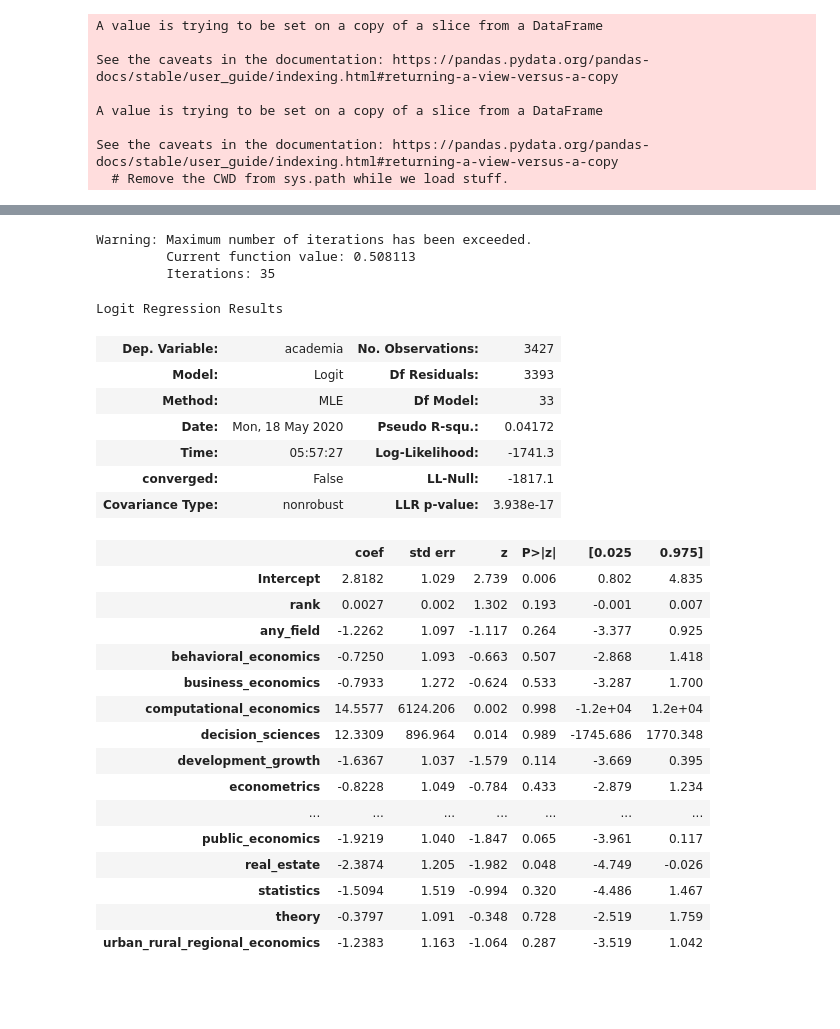
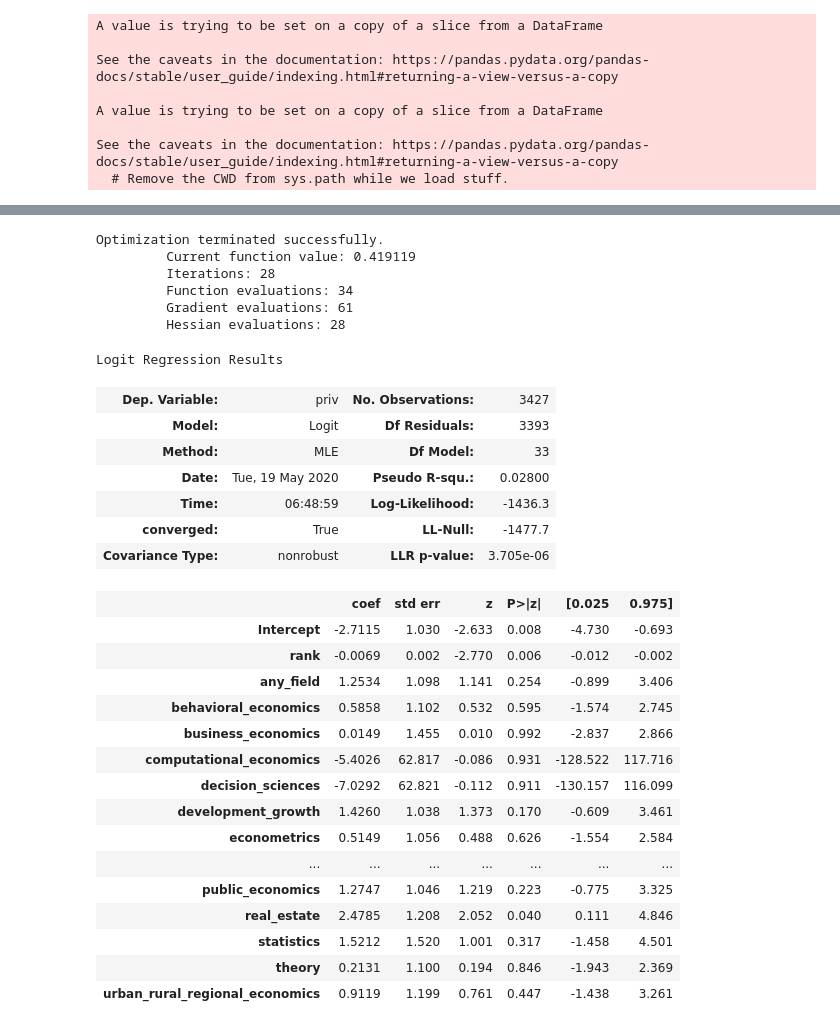
Before and after one commit to aadsouza/notebooks, a Jupyter notebook: econjobmarket/data_regressions.ipynb, the cells around one changed output, grey strips where cells are left out. Drawn from its saved outputs; the diff is of its cells as text; code cells hidden in the pictures; blank space fills up the shorter version.

```diff
--- a/econjobmarket/data_regressions.ipynb
+++ b/econjobmarket/data_regressions.ipynb
@@ -191,0 +293,4 @@ Text(0.5, 1.0, 'Correlation Matrix')
+# %%
+ranking_foo_data = pd.read_json("tilberg_rankings.json") #set directory as necessary
+pd.set_option('display.max_rows', ranking_foo_data.shape[0]+1)
+ranking_foo_data.sort_values(by = ["rank"])
@@ -501,35 +673,38 @@ LinAlgError: ignored
 # %%
 from patsy import dmatrices
 
-y_academia, X_rank = dmatrices("academia ~ rank + " + app_fields_ser.str.cat(sep=" + "), data_with_dummies, return_type = "dataframe")
+y_priv, X_rank = dmatrices("priv ~ rank + " + app_fields_ser.str.cat(sep=" + "), data_with_dummies, return_type = "dataframe")
 
-academia_regression = sm.Logit(y_academia, X_rank)
-academia_regression.fit().summary()
+priv_regression = sm.Logit(y_priv, X_rank)
+priv_regression.fit(method = "ncg").summary() #arbitrary choice of solver
 # %% [output]
-Warning: Maximum number of iterations has been exceeded.
-         Current function value: 0.508113
-         Iterations: 35
+Optimization terminated successfully.
+         Current function value: 0.419119
+         Iterations: 28
+         Function evaluations: 34
+         Gradient evaluations: 61
+         Hessian evaluations: 28
 Logit Regression Results
-| Dep. Variable: | academia | No. Observations: | 3427 |
+| Dep. Variable: | priv | No. Observations: | 3427 |
 | Model: | Logit | Df Residuals: | 3393 |
 | Method: | MLE | Df Model: | 33 |
-| Date: | Mon, 18 May 2020 | Pseudo R-squ.: | 0.04172 |
-| Time: | 05:57:27 | Log-Likelihood: | -1741.3 |
-| converged: | False | LL-Null: | -1817.1 |
-| Covariance Type: | nonrobust | LLR p-value: | 3.938e-17 |
+| Date: | Tue, 19 May 2020 | Pseudo R-squ.: | 0.02800 |
+| Time: | 06:48:59 | Log-Likelihood: | -1436.3 |
+| converged: | True | LL-Null: | -1477.7 |
+| Covariance Type: | nonrobust | LLR p-value: | 3.705e-06 |
 |  | coef | std err | z | P>|z| | [0.025 | 0.975] |
-| Intercept | 2.8182 | 1.029 | 2.739 | 0.006 | 0.802 | 4.835 |
-| rank | 0.0027 | 0.002 | 1.302 | 0.193 | -0.001 | 0.007 |
-| any_field | -1.2262 | 1.097 | -1.117 | 0.264 | -3.377 | 0.925 |
-| behavioral_economics | -0.7250 | 1.093 | -0.663 | 0.507 | -2.868 | 1.418 |
-| business_economics | -0.7933 | 1.272 | -0.624 | 0.533 | -3.287 | 1.700 |
-| computational_economics | 14.5577 | 6124.206 | 0.002 | 0.998 | -1.2e+04 | 1.2e+04 |
-| decision_sciences | 12.3309 | 896.964 | 0.014 | 0.989 | -1745.686 | 1770.348 |
-| development_growth | -1.6367 | 1.037 | -1.579 | 0.114 | -3.669 | 0.395 |
-| econometrics | -0.8228 | 1.049 | -0.784 | 0.433 | -2.879 | 1.234 |
+| Intercept | -2.7115 | 1.030 | -2.633 | 0.008 | -4.730 | -0.693 |
+| rank | -0.0069 | 0.002 | -2.770 | 0.006 | -0.012 | -0.002 |
+| any_field | 1.2534 | 1.098 | 1.141 | 0.254 | -0.899 | 3.406 |
+| behavioral_economics | 0.5858 | 1.102 | 0.532 | 0.595 | -1.574 | 2.745 |
+| business_economics | 0.0149 | 1.455 | 0.010 | 0.992 | -2.837 | 2.866 |
+| computational_economics | -5.4026 | 62.817 | -0.086 | 0.931 | -128.522 | 117.716 |
+| decision_sciences | -7.0292 | 62.821 | -0.112 | 0.911 | -130.157 | 116.099 |
+| development_growth | 1.4260 | 1.038 | 1.373 | 0.170 | -0.609 | 3.461 |
+| econometrics | 0.5149 | 1.056 | 0.488 | 0.626 | -1.554 | 2.584 |
 | ... | ... | ... | ... | ... | ... | ... |
-| public_economics | -1.9219 | 1.040 | -1.847 | 0.065 | -3.961 | 0.117 |
-| real_estate | -2.3874 | 1.205 | -1.982 | 0.048 | -4.749 | -0.026 |
-| statistics | -1.5094 | 1.519 | -0.994 | 0.320 | -4.486 | 1.467 |
-| theory | -0.3797 | 1.091 | -0.348 | 0.728 | -2.519 | 1.759 |
-| urban_rural_regional_economics | -1.2383 | 1.163 | -1.064 | 0.287 | -3.519 | 1.042 |
+| public_economics | 1.2747 | 1.046 | 1.219 | 0.223 | -0.775 | 3.325 |
+| real_estate | 2.4785 | 1.208 | 2.052 | 0.040 | 0.111 | 4.846 |
+| statistics | 1.5212 | 1.520 | 1.001 | 0.317 | -1.458 | 4.501 |
+| theory | 0.2131 | 1.100 | 0.194 | 0.846 | -1.943 | 2.369 |
+| urban_rural_regional_economics | 0.9119 | 1.199 | 0.761 | 0.447 | -1.438 | 3.261 |
```
Also changed, not shown: parts of 23 cells of this notebook.
